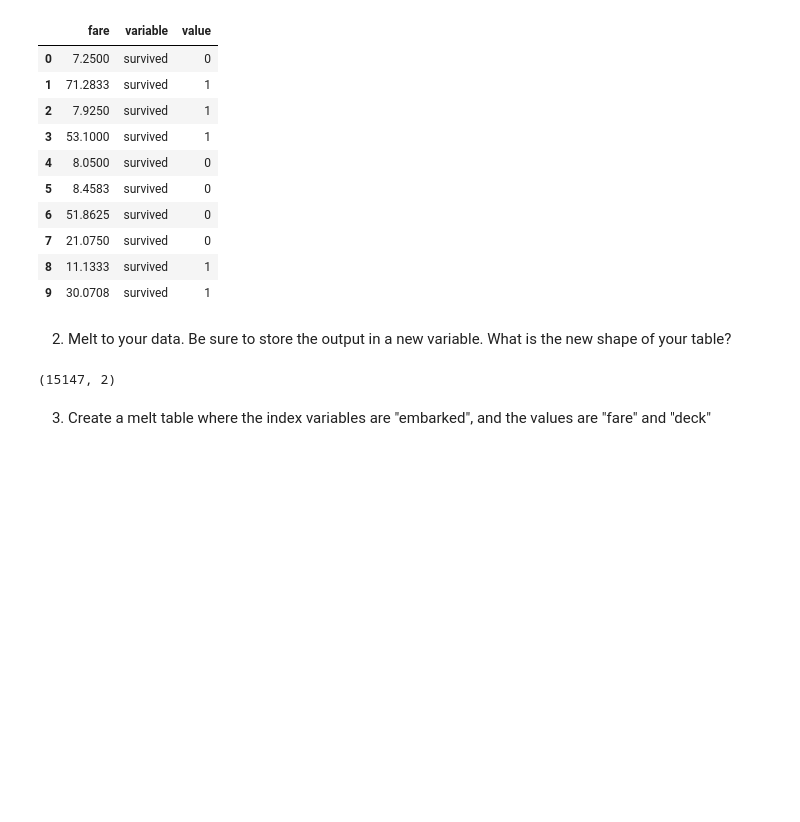
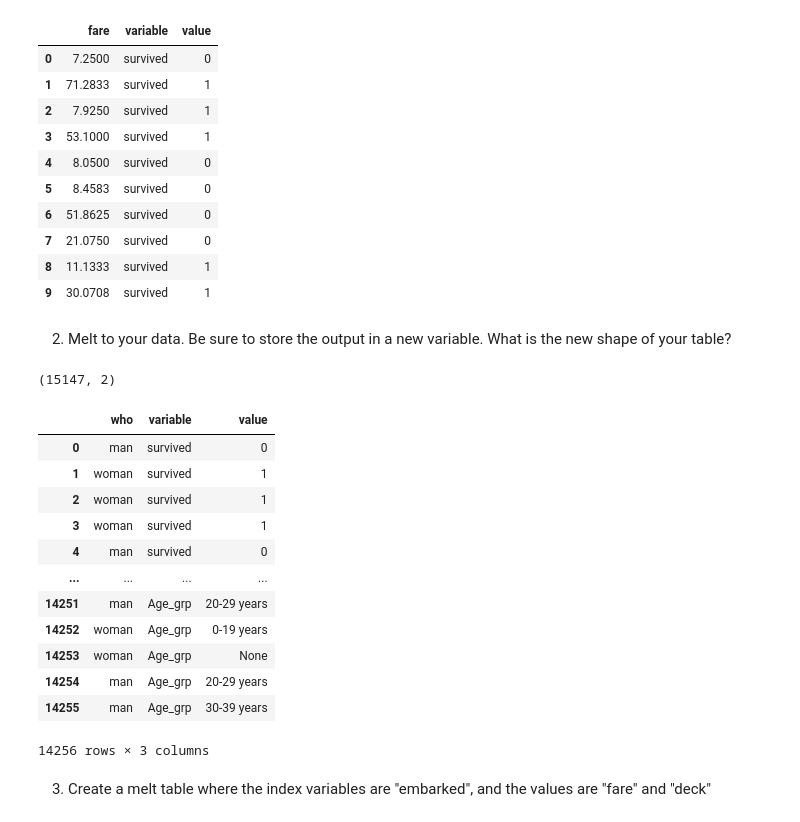
Before and after one commit to mtejasvi/DataManipulation, a Jupyter notebook: DataManipulationWorkbook.ipynb, the cells around one changed output. Drawn from its saved outputs; the diff is of its cells as text; code cells hidden in the pictures; blank space fills up the shorter version.

```diff
--- a/DataManipulationWorkbook.ipynb
+++ b/DataManipulationWorkbook.ipynb
@@ -640,6 +640,24 @@ data_melt
 data_melt.shape
 # %% [output]
 (15147, 2)
+# %%
+melt1=pd.melt(data,id_vars='who')
+
+melt1
+# %% [output]
+|  | who | variable | value |
+| 0 | man | survived | 0 |
+| 1 | woman | survived | 1 |
+| 2 | woman | survived | 1 |
+| 3 | woman | survived | 1 |
+| 4 | man | survived | 0 |
+| ... | ... | ... | ... |
+| 14251 | man | Age_grp | 20-29 years |
+| 14252 | woman | Age_grp | 0-19 years |
+| 14253 | woman | Age_grp | None |
+| 14254 | man | Age_grp | 20-29 years |
+| 14255 | man | Age_grp | 30-39 years |
+14256 rows × 3 columns
 # %% [markdown]
 3. Create a melt table where the index variables are "embarked", and the values are "fare" and "deck"
 # %%
```
Also changed, not shown: parts of 15 cells of this notebook, 1 other file.
